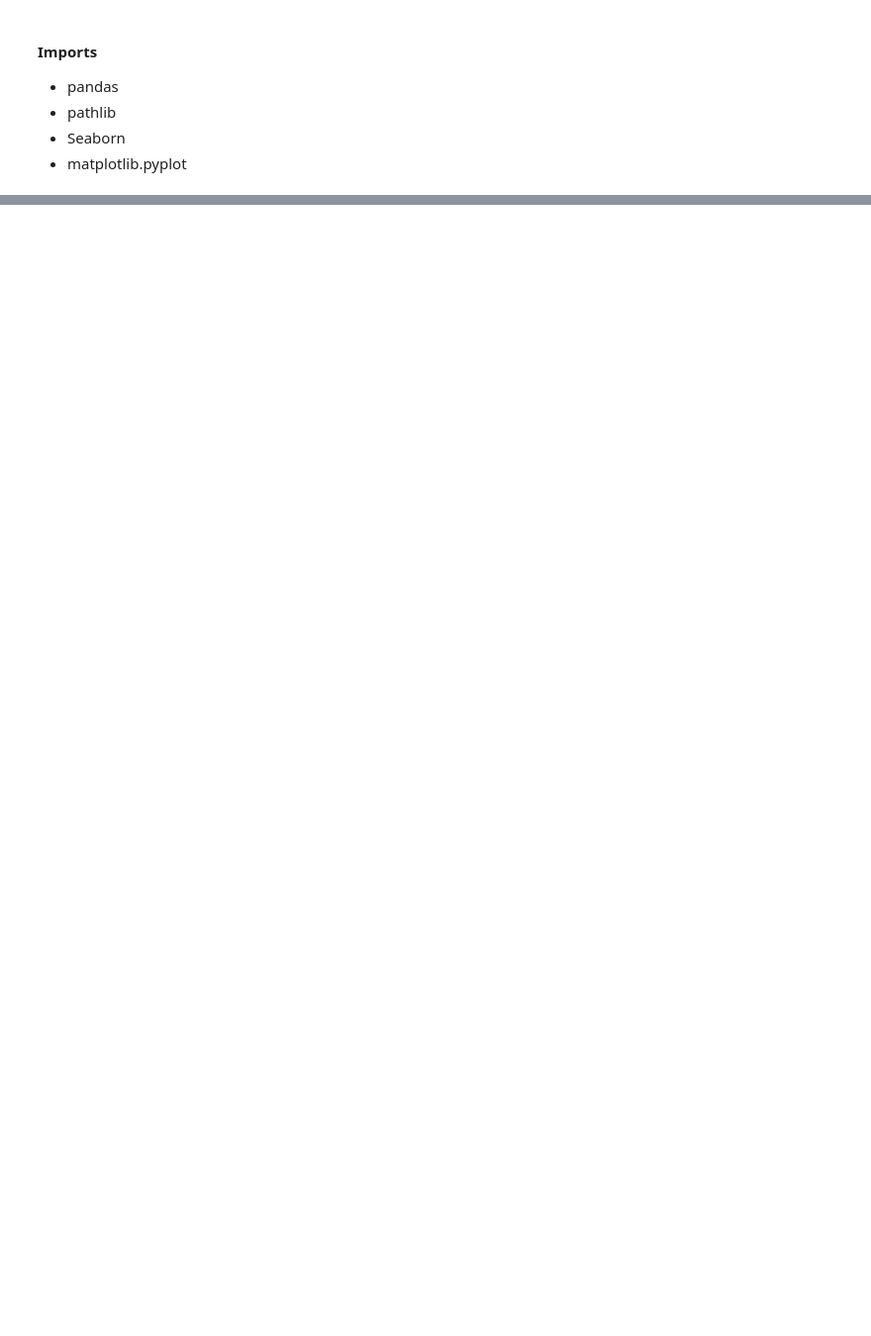
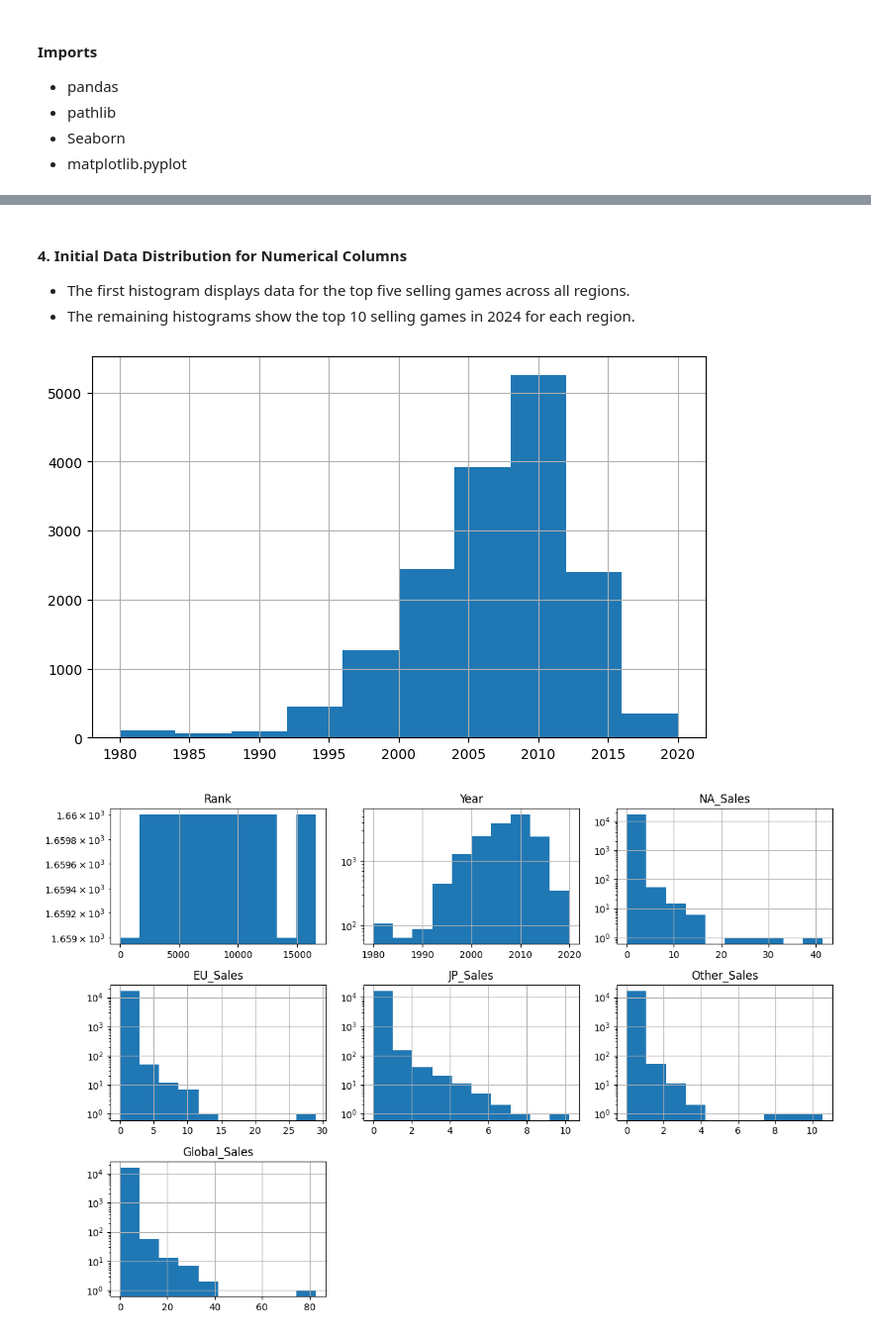
Before and after one commit to kjleopold/datafun-06-eda, a Jupyter notebook: kleopold_eda.ipynb, the cells around one changed output, grey strips where cells are left out. Shown at 99% size. Saved outputs shown, nothing was run; the diff lists cells and outputs as text; code cells hidden in the pictures; blank space fills up the shorter version.

```diff
--- a/kleopold_eda.ipynb
+++ b/kleopold_eda.ipynb
@@ -33,10 +36,10 @@ import matplotlib.pyplot as plt
 # %%
-# Define the path to the CSV file in the root folder (assuming the notebook is in the same directory)
-csv_file_path = pathlib.Path.cwd() / 'vgchartz-2024.csv'
+# Load dataset into pandas DataFrame
+game_df = pd.read_csv('vgchartz-2024.csv')
 
-# Read the CSV file into a DataFrame
-df = pd.read_csv(csv_file_path)
+# Display basic information about the dataset
+game_df.columns
 
 # Display the first few rows of the DataFrame
-print(df.head())
+game_df.head()
 # %% [output]
@@ -68,10 +57,17 @@ print(df.head())
 # %%
-# Display the first few rows of the DataFrame
-print(df.head(10)) # Prints the first 10 rows of data
+# Convert Year column from to int64
+game_df['Year'] = game_df['Year'].apply(lambda x: int(x) if pd.notnull(x) else x)
+game_df['Year'] = game_df['Year'].astype('Int64')
+
+# Display the DataFrame
+display(game_df.head(10))
 
 # Display the data shape
-(print(df.shape)) # Prints (rows, columns)
+print("Data Shape:", game_df.shape)
 
 # Display the data type
-print(df.dtypes) # Prints data types of each column
+print("Data Types:\n", game_df.dtypes)
+
+# Inspect the data types of the columns with info() method
+game_df.info()
 # %% [output]
@@ -119,0 +129,15 @@ max             9.850000      3.120000
+# %% [markdown]
+#### 4. Initial Data Distribution for Numerical Columns
+* The first histogram displays data for the top five selling games across all regions.
+* The remaining histograms show the top 10 selling games in 2024 for each region.
+# %%
+# Inspect histogram by numerical column
+game_df['Year'].hist(figsize=(8,5))
+
+# Plot histograms using a logarithmic scale for the x-axis
+game_df.hist(figsize=(12, 8), bins=10, log=True)  # Log scale for better visualization
+plt.tight_layout()
+plt.show()
+# %% [output]
+[figure, added]
+[figure, added]
```
Also changed, not shown: parts of 8 cells of this notebook, 1 other file.
